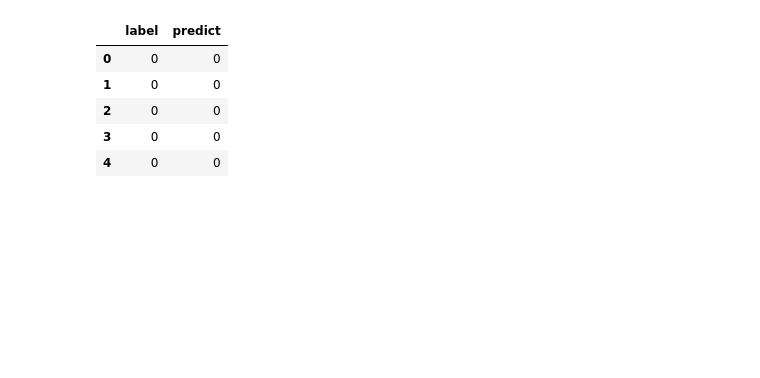
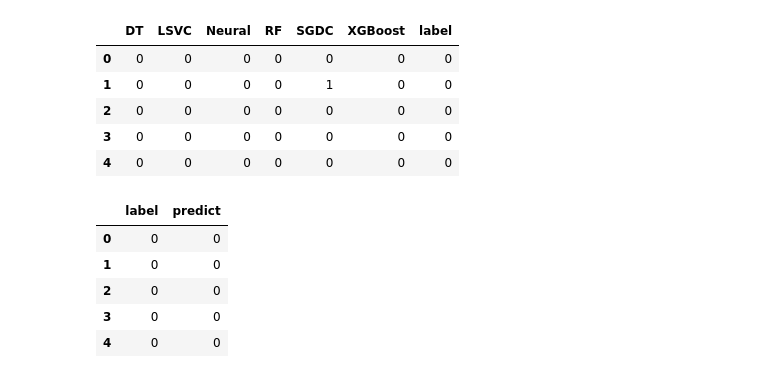
Before and after one commit to NLag/IDSF_Python, a Jupyter notebook: jupyter-notebook/result_analyse.ipynb, the cells around one changed output. Drawn from its saved outputs; the diff is of its cells as text; code cells hidden in the pictures; blank space fills up the shorter version.

```diff
--- a/jupyter-notebook/result_analyse.ipynb
+++ b/jupyter-notebook/result_analyse.ipynb
@@ -1,3 +1,19 @@
+# %%
+import pandas as pd
+import numpy as np
+import matplotlib.pyplot as plt
+%matplotlib inline
+
+filename='All_XGB_tuned_2atk_result_14-04-2023_1742.csv'
+df = pd.read_csv(filename,na_values='',names=['DT','LSVC','Neural','RF','SGDC','XGBoost','label'], header=None)
+df.head()
+# %% [output]
+|  | DT | LSVC | Neural | RF | SGDC | XGBoost | label |
+| 0 | 0 | 0 | 0 | 0 | 0 | 0 | 0 |
+| 1 | 0 | 0 | 0 | 0 | 1 | 0 | 0 |
+| 2 | 0 | 0 | 0 | 0 | 0 | 0 | 0 |
+| 3 | 0 | 0 | 0 | 0 | 0 | 0 | 0 |
+| 4 | 0 | 0 | 0 | 0 | 0 | 0 | 0 |
 # %%
 import pandas as pd
 import numpy as np
```
Also changed, not shown: parts of 5 cells of this notebook.
